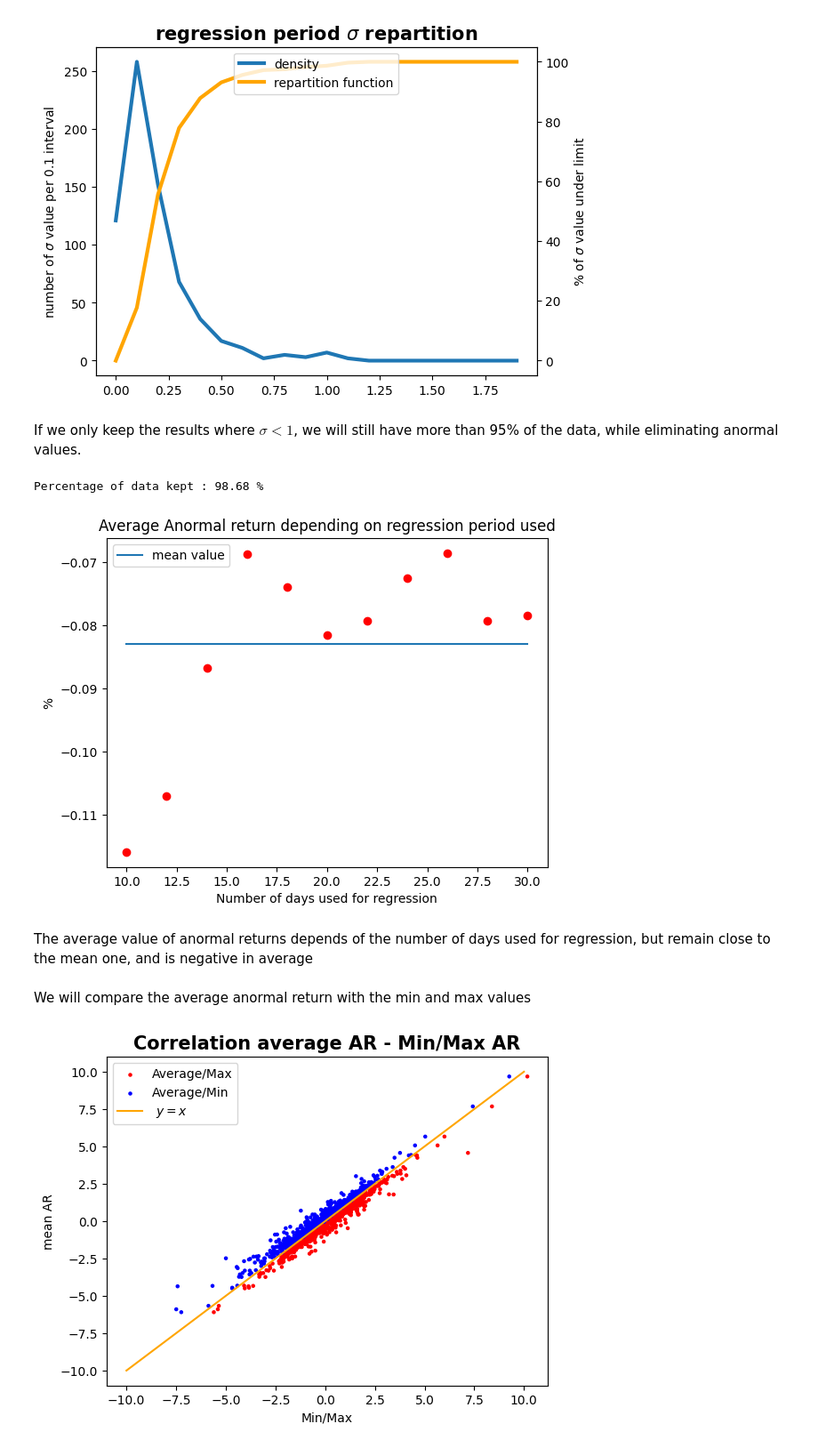
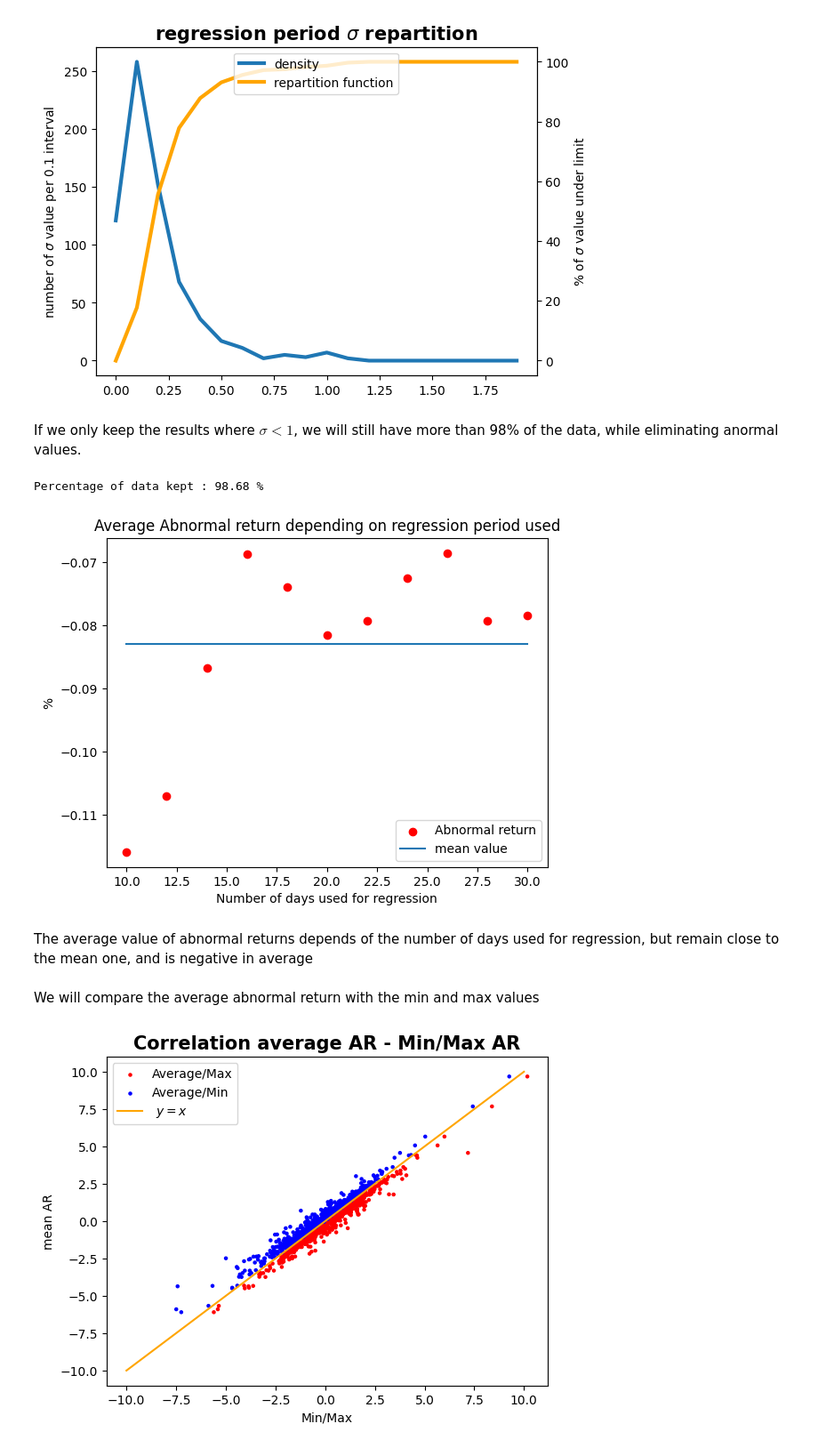
Before and after one commit to alexandrebois/TR-Stock_market_recation_mitigation_target, a Jupyter notebook: 3 -Heterogeneity.ipynb, the cells around one changed output. Shown: that part at 89% size. Cells and saved outputs as stored; diff of their text form; code cells hidden in the pictures.

```diff
--- a/3 -Heterogeneity.ipynb
+++ b/3 -Heterogeneity.ipynb
@@ -65,7 +65,7 @@ plt.show();
 # %% [output]
 [figure]
 # %% [markdown]
-If we only keep the results where $\sigma < 1$, we will still have more than 95% of the data, while eliminating anormal values.
+If we only keep the results where $\sigma < 1$, we will still have more than 98% of the data, while eliminating anormal values.
 # %%
 filter = Sigma < 1
 df_filtered = df[filter]
@@ -77,27 +77,27 @@ Percentage of data kept : 98.68 %
 # %%
 average = df_filtered.mean()
 Average = average.mean()*np.ones(11)
 
 x = range(10, 31, 2)
-plt.scatter(x, average, color = 'red')
+plt.scatter(x, average, color = 'red', label = 'Abnormal return')
 plt.xlabel('Number of days used for regression')
 plt.plot(x, Average, label='mean value' )
 plt.legend()
 plt.ylabel('%')
-plt.title('Average Anormal return depending on regression period used')
+plt.title('Average Abnormal return depending on regression period used')
 #plt.savefig(path.join(result_folder, 'variation_regression_time.png' ))
 plt.show();
 # %% [output]
-[figure, old version]
+[figure, new version]
 # %% [markdown]
-The average value of anormal returns depends of the number of days used for regression, but remain close to the mean one, and is negative in average
+The average value of abnormal returns depends of the number of days used for regression, but remain close to the mean one, and is negative in average
 # %%
 # New average and min/max values
 AR_mean = np.array([ np.mean(df_filtered.iloc[i][1:]) for i in range(len(df_filtered))])
 AR_max = np.array([ np.max(df_filtered.iloc[i][1:]) for i in range(len(df_filtered))])
 AR_min = np.array([ np.min(df_filtered.iloc[i][1:]) for i in range(len(df_filtered))])
 # %% [markdown]
-We will compare the average anormal return with the min and max values
+We will compare the average abnormal return with the min and max values
 # %%
 plt.figure()
 s = [ 5 for i in range(len(AR_max))] #marker size
```
Also changed, not shown: parts of 6 cells of this notebook, 1 other file.
